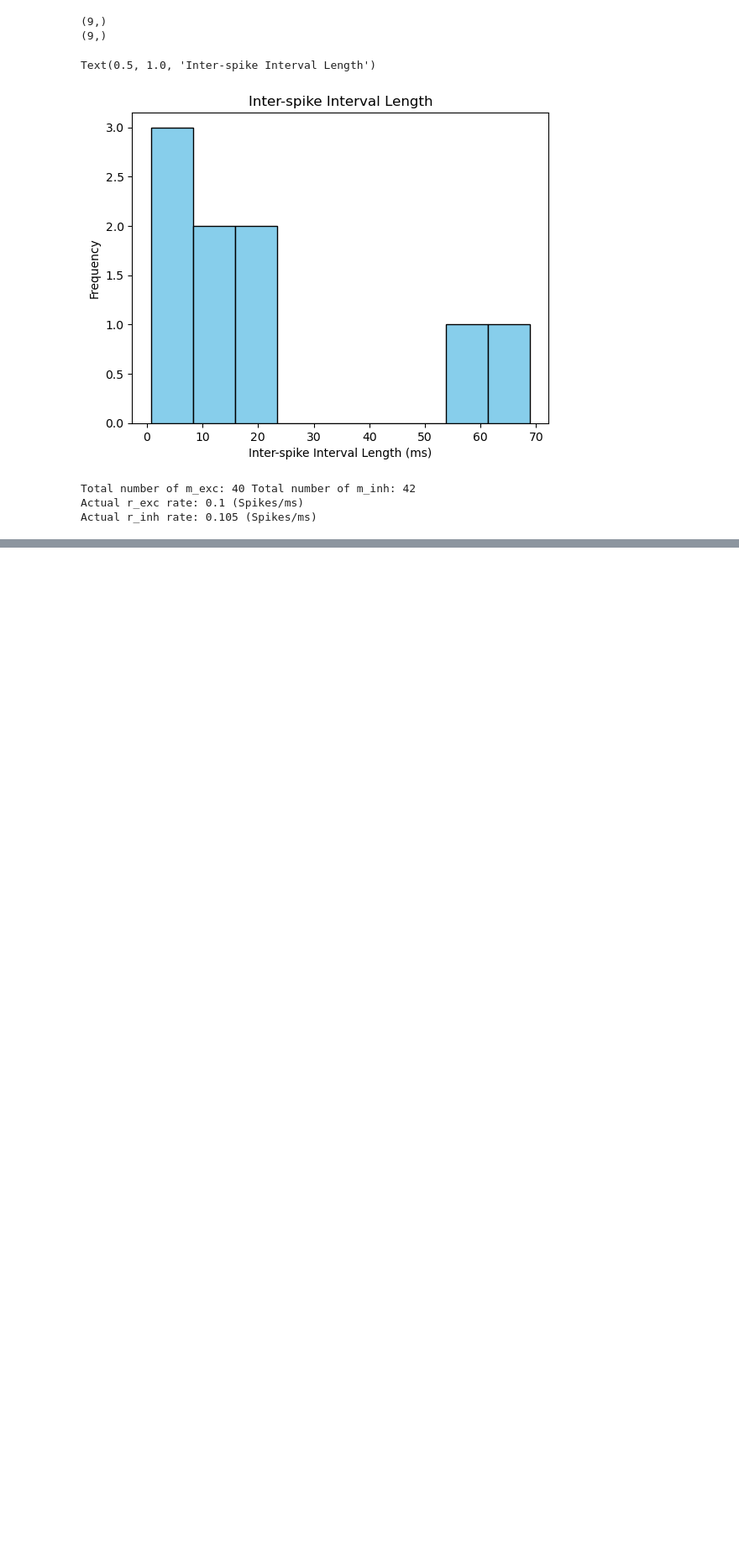
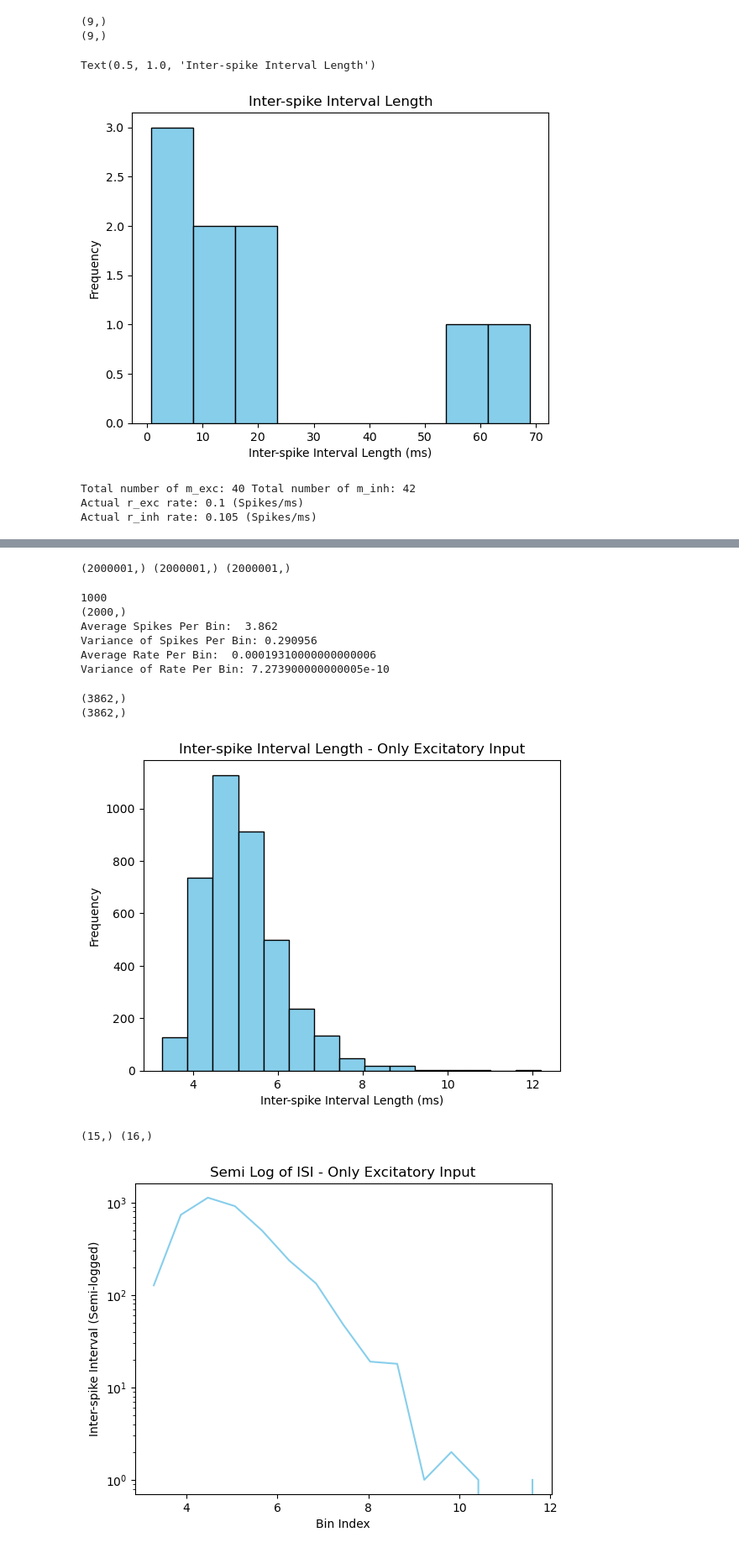
Before and after one commit to MatthewChen37/MATH8803-HW, a Jupyter notebook: HW2/HW2.ipynb, the cells around one changed output, grey strips where cells are left out. Shown: that part at 84% size. Cells and saved outputs as stored; diff of their text form; code cells hidden in the pictures; blank space fills up the shorter version.

```diff
--- a/HW2/HW2.ipynb
+++ b/HW2/HW2.ipynb
@@ -293,0 +332,64 @@ print("average actual r_ing rate:", m_inh_total_mc.mean() / (parameters_2['t_max
+# %%
+v, T, i, _, _, m_inh_total, m_exc_total = ode_int_izhekevich_double_exponential_synapse(parameters_3a, seed=123456789)
+print(T.shape, v.shape, i.shape)
+# %% [output]
+(2000001,) (2000001,) (2000001,)
+# %%
+SECT_LENGTH = 20 #ms
+INDEX_LENGTH = int(SECT_LENGTH / parameters_3a['delta_t'])
+bins = []
+for idx in range(0, v.shape[0], INDEX_LENGTH):
+	bins.append(v[idx:idx+INDEX_LENGTH])
+bins.pop() # Last bin is a single timestep
+print(len(bins))
+print(bins[len(bins) - 1].shape)
+
+num_of_spikes = np.zeros(len(bins))
+for bin_idx in range(len(bins)):
+	counts = (bins[bin_idx] == 30.0).sum()
+	num_of_spikes[bin_idx] = counts # Assume a spike is whenever v(t) hits 30
+print("Average Spikes Per Bin: ", np.mean(num_of_spikes))
+print("Variance of Spikes Per Bin:", np.var(num_of_spikes))
+
+print("Average Rate Per Bin: ", np.mean(num_of_spikes / parameters_3a['t_max']))
+print("Variance of Rate Per Bin:", np.var(num_of_spikes / parameters_3a['t_max']))
+# %% [output]
+1000
+(2000,)
+Average Spikes Per Bin:  3.862
+Variance of Spikes Per Bin: 0.290956
+Average Rate Per Bin:  0.00019310000000000006
+Variance of Rate Per Bin: 7.273900000000005e-10
+# %%
+spike_indices = (v == 30).nonzero()[0]
+print(spike_indices.shape)
+
+isi = []
+for i in range(spike_indices.shape[0]):
+	if i == 0: # First spike
+		isi.append(spike_indices[i] * parameters_2['delta_t'])
+	else:
+		isi.append((spike_indices[i] - spike_indices[i-1]) * parameters_2['delta_t'])
+
+isi = np.array(isi)
+print(isi.shape)
+
+n, bins, hist = plt.hist(isi, bins=15, color='skyblue', edgecolor='black')
+plt.xlabel('Inter-spike Interval Length (ms)')
+plt.ylabel('Frequency')
+plt.title('Inter-spike Interval Length - Only Excitatory Input')
+plt.show()
+
+print(n.shape, bins.shape)
+
+plt.semilogy(bins[:-1], n, color='skyblue')
+plt.xlabel('Bin Index')
+plt.ylabel('Inter-spike Interval (Semi-logged)')
+plt.title('Semi Log of ISI - Only Excitatory Input')
+plt.show()
+# %% [output]
+(3862,)
+(3862,)
+[figure, added]
+(15,) (16,)
+[figure, added]
```
Also changed, not shown: parts of 11 cells of this notebook, 1 other file.
